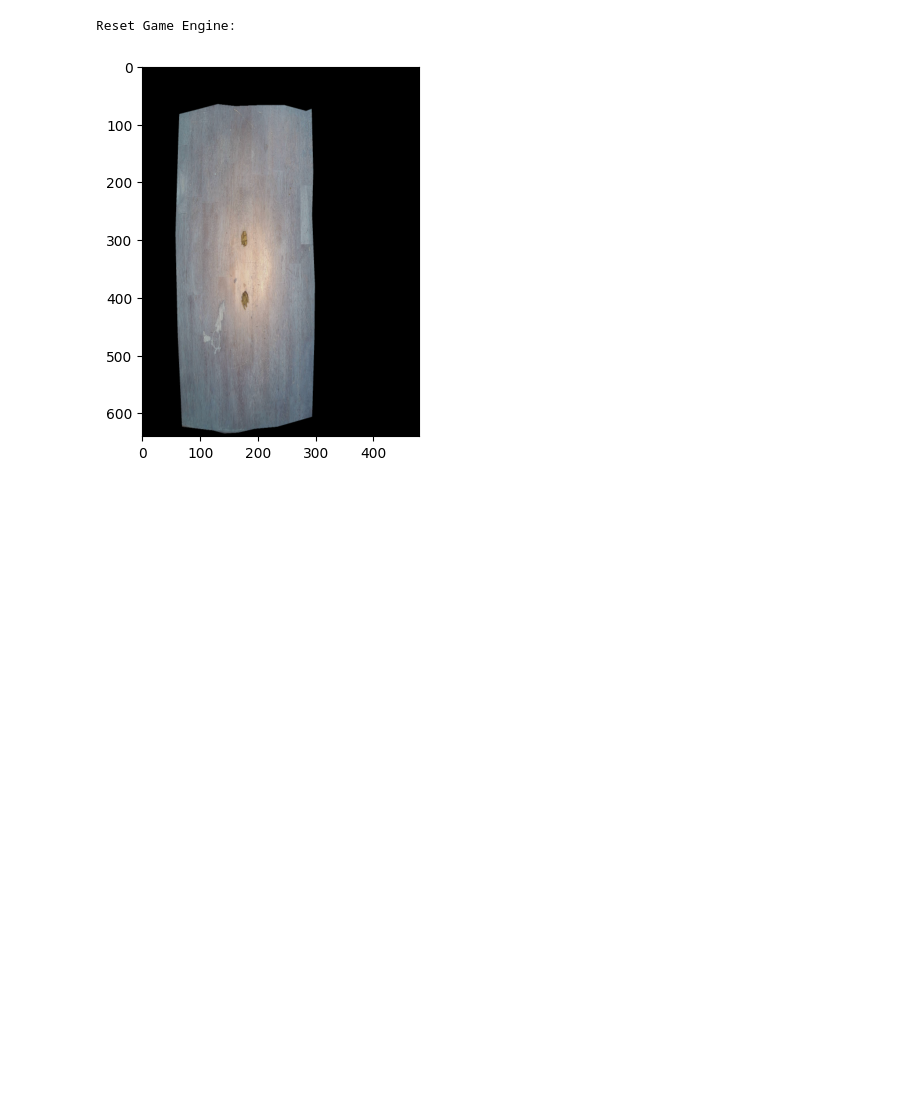
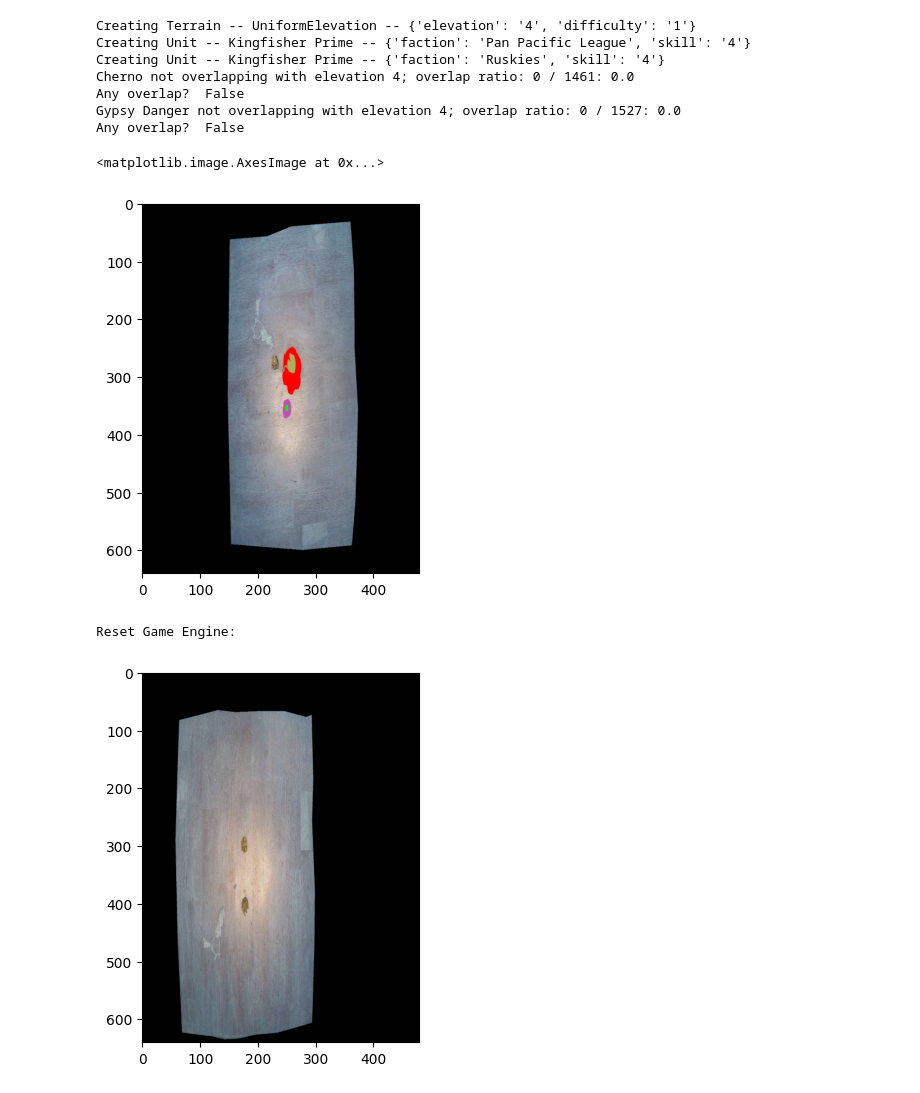
Before and after one commit to MakUrSpace/harmony, a Jupyter notebook: harmony/HarmonyMachine.ipynb, the cells around one changed output. Saved outputs shown, nothing was run; the diff lists cells and outputs as text; code cells hidden in the pictures; blank space fills up the shorter version.

Commit message:
Fix object elevation after move

```diff
--- a/harmony/HarmonyMachine.ipynb
+++ b/harmony/HarmonyMachine.ipynb
@@ -810,3 +824,16 @@ Starting Cycle HarmonyMachine -- Cycle:     0 -- Objects:     0 -- Add    -- pas
+# %%
+hm.loadGame("Harmony")
+plt.imshow(hm.getCameraImagesWithChanges()['0'])
+# %% [output]
+Creating Terrain -- UniformElevation -- {'elevation': '4', 'difficulty': '1'}
+Creating Unit -- Kingfisher Prime -- {'faction': 'Pan Pacific League', 'skill': '4'}
+Creating Unit -- Kingfisher Prime -- {'faction': 'Ruskies', 'skill': '4'}
+Cherno not overlapping with elevation 4; overlap ratio: 0 / 1461: 0.0
+Any overlap?  False
+Gypsy Danger not overlapping with elevation 4; overlap ratio: 0 / 1527: 0.0
+Any overlap?  False
+<matplotlib.image.AxesImage at 0x...>
+[figure, added]
 # %%
 if __name__ == "__main__":
     for i in range(3):
```
Also changed, not shown: parts of 2 cells of this notebook.
